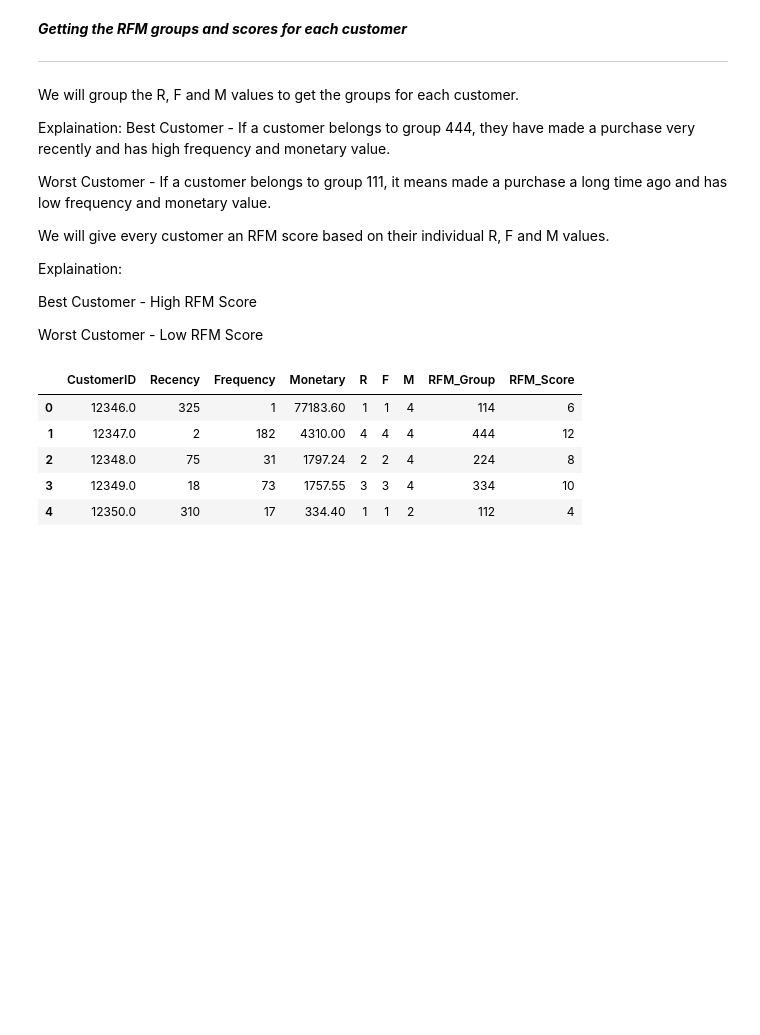
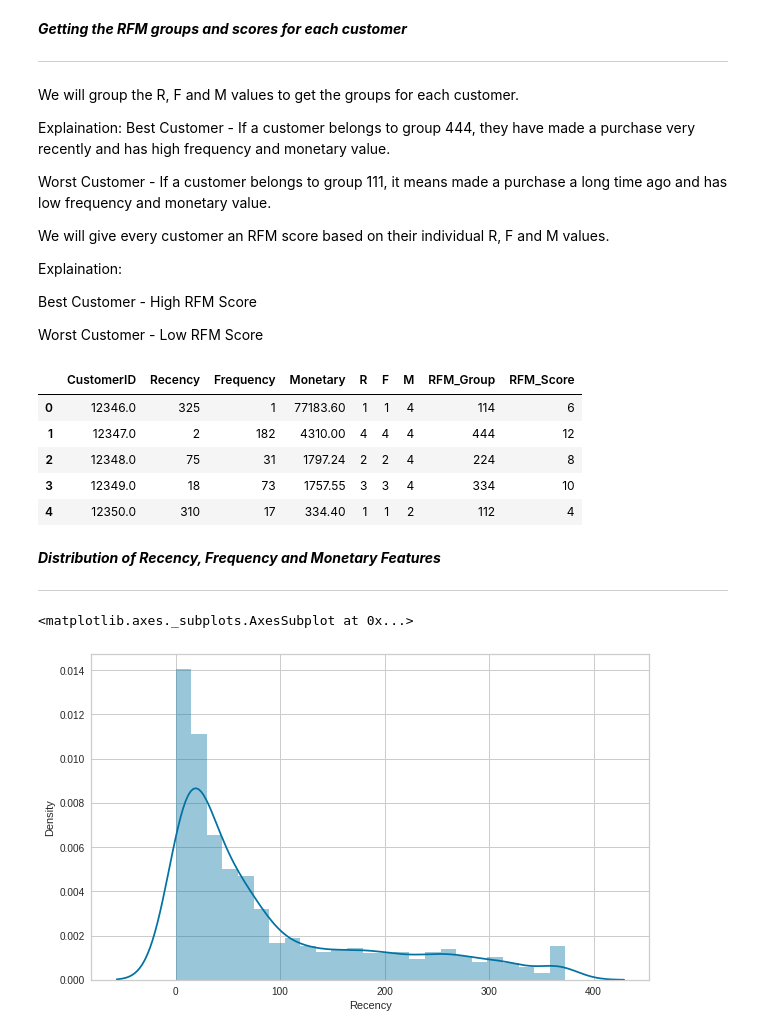
Before and after one commit to adilimam12/unsupervised_learning_capstone-project4, a Jupyter notebook: online_retail_customer_segmentation.ipynb, the cells around one changed output. Saved outputs shown, nothing was run; the diff lists cells and outputs as text; code cells hidden in the pictures; blank space fills up the shorter version.

```diff
--- a/online_retail_customer_segmentation.ipynb
+++ b/online_retail_customer_segmentation.ipynb
@@ -786,3 +786,16 @@ rfm_df.reset_index().head()
 | 2 | 12348.0 | 75 | 31 | 1797.24 | 2 | 2 | 4 | 224 | 8 |
 | 3 | 12349.0 | 18 | 73 | 1757.55 | 3 | 3 | 4 | 334 | 10 |
 | 4 | 12350.0 | 310 | 17 | 334.40 | 1 | 1 | 2 | 112 | 4 |
+# %% [markdown]
+***Distribution of Recency, Frequency and Monetary Features***
+
+---
+# %%
+# Recency Distribution Plot
+rfm_plot =rfm_df ['Recency']
+
+plt.figure(figsize=(10,6))
+sns.distplot(rfm_plot)
+# %% [output]
+<matplotlib.axes._subplots.AxesSubplot at 0x...>
+[figure, added]
```
Also changed, not shown: parts of 27 cells of this notebook.
